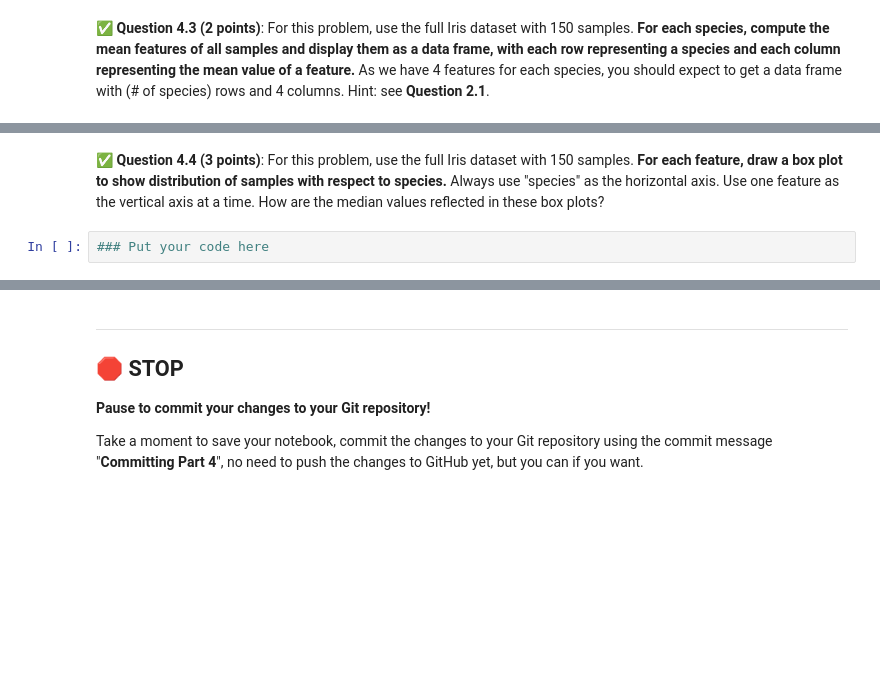
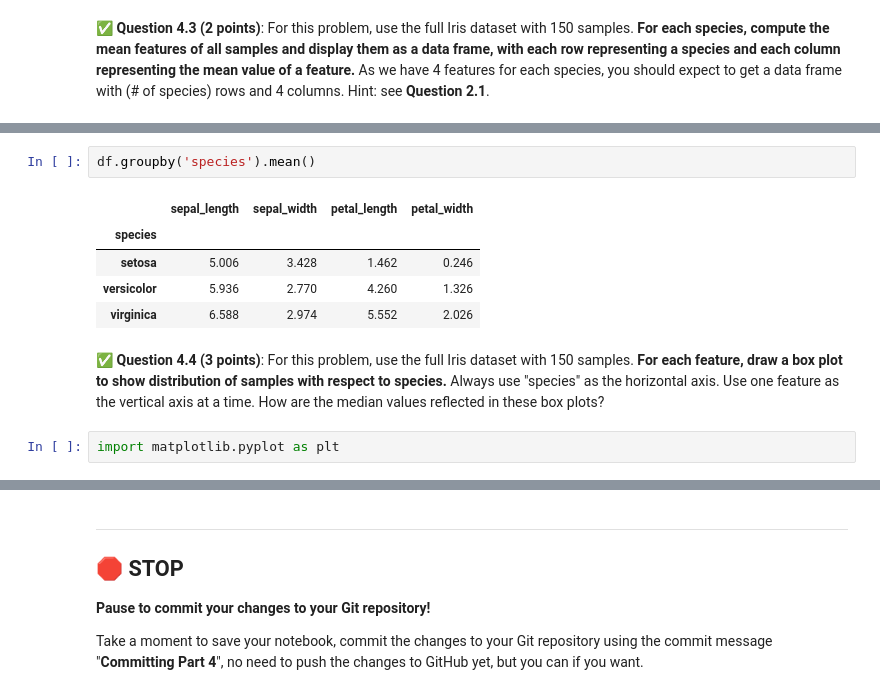
Before and after one commit to Jlozano351/CMSE202-s24-turnin, a Jupyter notebook: hw-01/HW-01_GitPracticeDebuggingPythonPackagesAndClasses-Juan José Lozano González.ipynb, the cells around one changed output, grey strips where cells are left out. Drawn from its saved outputs; the diff is of its cells as text; blank space fills up the shorter version.

```diff
--- a/hw-01/HW-01_GitPracticeDebuggingPythonPackagesAndClasses-Juan José Lozano González.ipynb
+++ b/hw-01/HW-01_GitPracticeDebuggingPythonPackagesAndClasses-Juan José Lozano González.ipynb
@@ -427,4 +430,12 @@ If you do already have it installed, what command did you use to install it?
+# %%
+df.groupby('species').mean()
+# %% [output]
+|  | sepal_length | sepal_width | petal_length | petal_width |
+| species |  |  |  |  |
+| setosa | 5.006 | 3.428 | 1.462 | 0.246 |
+| versicolor | 5.936 | 2.770 | 4.260 | 1.326 |
+| virginica | 6.588 | 2.974 | 5.552 | 2.026 |
 # %% [markdown]
 &#9989; **Question 4.4 (3 points)**: For this problem, use the full Iris dataset with 150 samples. **For each feature, draw a box plot to show distribution of samples with respect to species.** Always use "species" as the horizontal axis. Use one feature as the vertical axis at a time. How are the median values reflected in these box plots?
-# %%
-### Put your code here
+# %%
+import matplotlib.pyplot as plt
```
Also changed, not shown: parts of 7 cells of this notebook.
